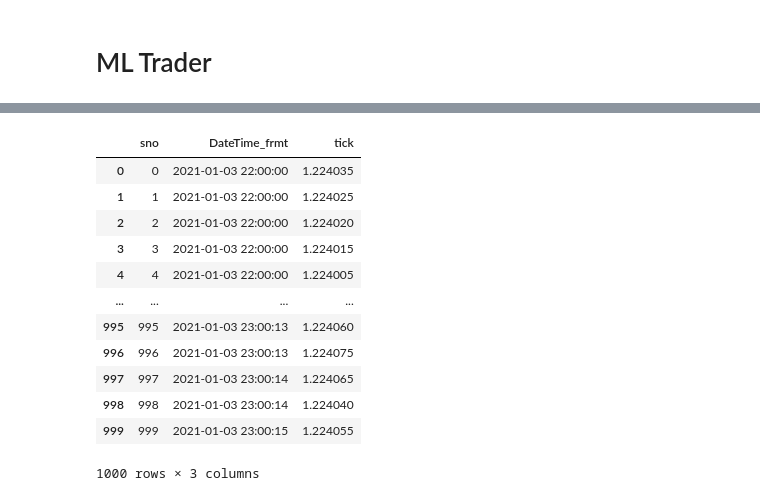
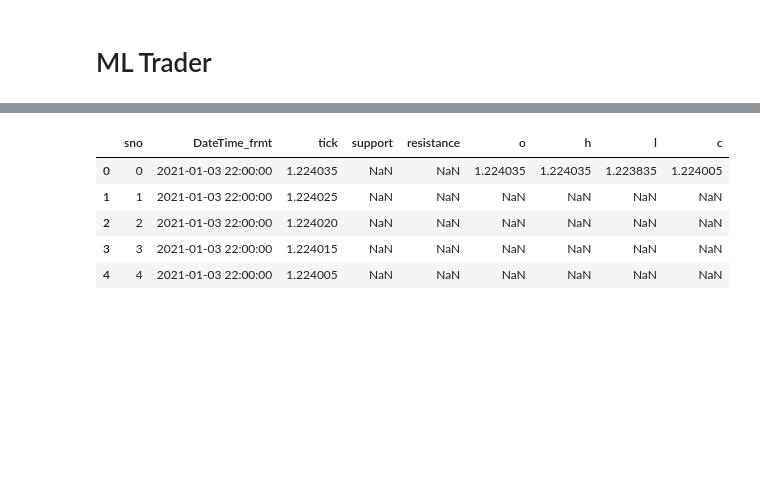
Before and after one commit to ramkumarr02/Oanda_Trading, a Jupyter notebook: bt_sup_res/notebook_4emangle_trader.ipynb, the cells around one changed output, grey strips where cells are left out. Drawn from its saved outputs; the diff is of its cells as text; code cells hidden in the pictures; blank space fills up the shorter version.

Commit message:
support and resistance lines created and plotted

```diff
--- a/bt_sup_res/notebook_4emangle_trader.ipynb
+++ b/bt_sup_res/notebook_4emangle_trader.ipynb
@@ -29,6 +29,16 @@ def get_ohlc(data):
     data['df_bars']['c'] = data['df'].resample(data['candle_size'], on='DateTime_frmt').tick.last().values
     data['df_bars'] = data['df_bars'].reset_index(drop=True)
     return(data)
+# %%
+def get_sup_res(data):
+    for i in tqdm(range(2, len(data['df_bars']))):
+        if 1 < i < len(data['df_bars']) - 2:
+            if data['df_bars']['l'][i] < data['df_bars']['l'][i-1] < data['df_bars']['l'][i-2] and data['df_bars']['l'][i] < data['df_bars']['l'][i+1] < data['df_bars']['l'][i+2]:
+                data['df_bars']['support'][i] = 'yes'
+
+            if data['df_bars']['h'][i] > data['df_bars']['h'][i-1] > data['df_bars']['h'][i-2] and data['df_bars']['h'][i] > data['df_bars']['h'][i+1] > data['df_bars']['h'][i+2]:
+                data['df_bars']['resistance'][i] = 'yes'
+    return(data)
 # %%
 %%time
 data['df'] = pd.read_csv('data/EURUSD_2021.csv', nrows=1000)
@@ -39,3 +47,9 @@ data['candle_size'] = '1T'
+# %%
+data['candle_size'] = '1T'
+data['df_bars'] = pd.DataFrame()
+data['df_bars']['support'] = ''
+data['df_bars']['resistance'] = ''
 # %%
 data = get_tick_time(data)
 data = get_ohlc(data)
+data = get_sup_res(data)
@@ -58,16 +56,11 @@ data['df_bars']
+# %%
+data['df'] = pd.merge(data['df'], data['df_bars'], on = 'sno', how = 'left')
 # %%
-data['df']
+data['df'].head()
 # %% [output]
-|  | sno | DateTime_frmt | tick |
-| 0 | 0 | 2021-01-03 22:00:00 | 1.224035 |
-| 1 | 1 | 2021-01-03 22:00:00 | 1.224025 |
-| 2 | 2 | 2021-01-03 22:00:00 | 1.224020 |
-| 3 | 3 | 2021-01-03 22:00:00 | 1.224015 |
-| 4 | 4 | 2021-01-03 22:00:00 | 1.224005 |
-| ... | ... | ... | ... |
-| 995 | 995 | 2021-01-03 23:00:13 | 1.224060 |
-| 996 | 996 | 2021-01-03 23:00:13 | 1.224075 |
-| 997 | 997 | 2021-01-03 23:00:14 | 1.224065 |
-| 998 | 998 | 2021-01-03 23:00:14 | 1.224040 |
-| 999 | 999 | 2021-01-03 23:00:15 | 1.224055 |
+|  | sno | DateTime_frmt | tick | support | resistance | o | h | l | c |
+| 0 | 0 | 2021-01-03 22:00:00 | 1.224035 | NaN | NaN | 1.224035 | 1.224035 | 1.223835 | 1.224005 |
+| 1 | 1 | 2021-01-03 22:00:00 | 1.224025 | NaN | NaN | NaN | NaN | NaN | NaN |
+| 2 | 2 | 2021-01-03 22:00:00 | 1.224020 | NaN | NaN | NaN | NaN | NaN | NaN |
+| 3 | 3 | 2021-01-03 22:00:00 | 1.224015 | NaN | NaN | NaN | NaN | NaN | NaN |
+| 4 | 4 | 2021-01-03 22:00:00 | 1.224005 | NaN | NaN | NaN | NaN | NaN | NaN |
-1000 rows × 3 columns
```
Also changed, not shown: parts of 6 cells of this notebook, 1 other file.
